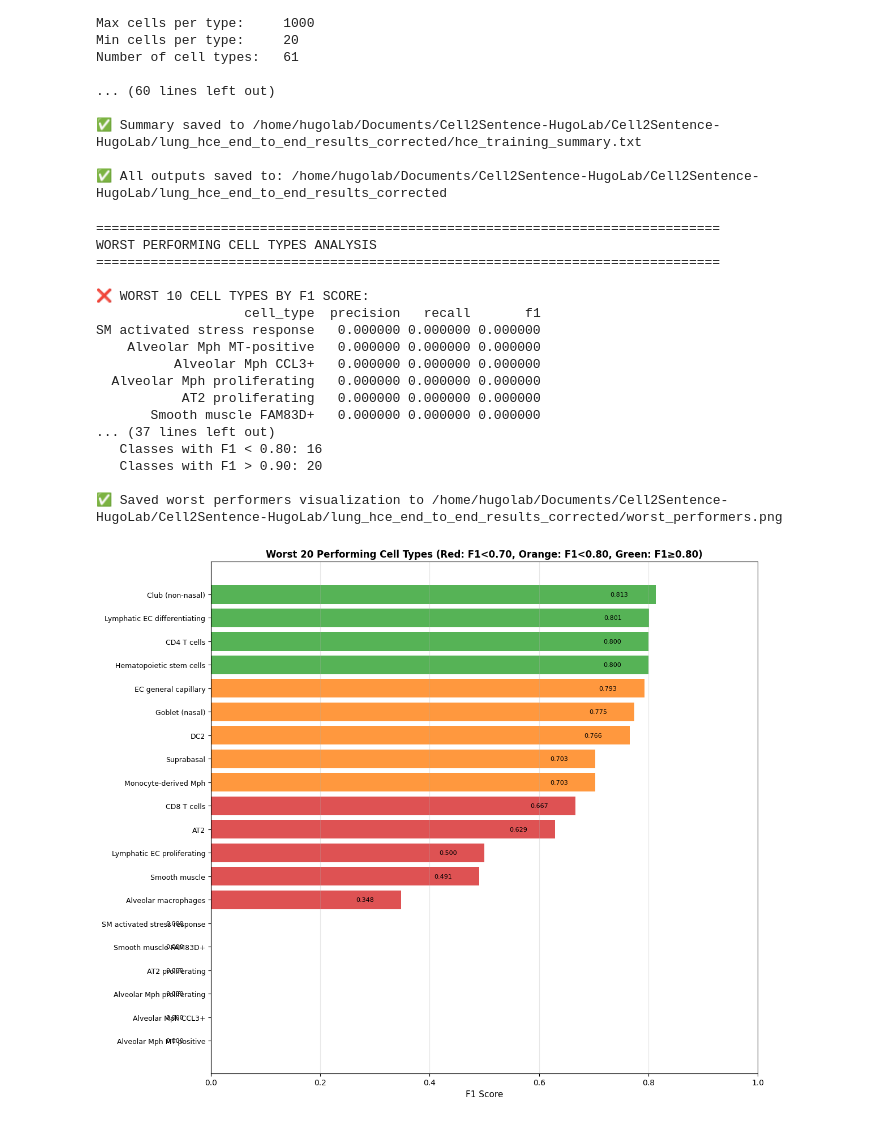
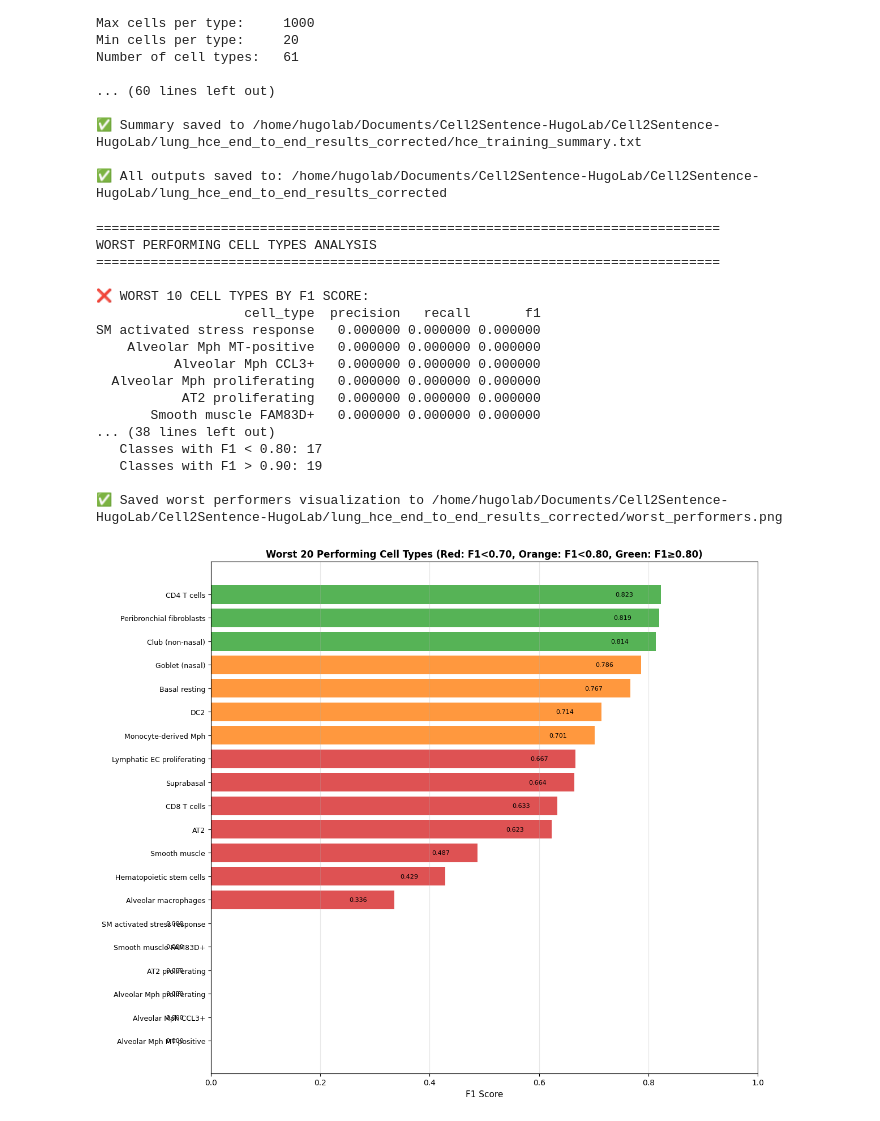
Before and after one commit to JustinNguyen29/Cell2Sentence-HugoLab, a Jupyter notebook: lung_hce_end_to_end_training_CORRECTED.ipynb, the cells around one changed output. Cells and saved outputs as stored; diff of their text form; code cells hidden in the pictures.

```diff
--- a/lung_hce_end_to_end_training_CORRECTED.ipynb
+++ b/lung_hce_end_to_end_training_CORRECTED.ipynb
@@ -549,7 +579,7 @@ class C2SClassifier(nn.Module):
         logits = self.classifier(mean_hidden)
         return logits
 
-model = C2SClassifier(c2s_model, len(le.classes_), hidden_size)
+model = C2SClassifier(c2s_model, len(class_names), hidden_size)
 model.to(device)
 print(f"\n✅ Model created and moved to {device}")
 # %% [output]
@@ -694,6 +735,21 @@ def get_scheduler(current_step):
         return warmup_scheduler
     else:
         return main_scheduler
+
+# Helper: project any ancestor prediction down to a leaf class
+def project_to_leaf(logits_row):
+    raw_idx = torch.argmax(logits_row).item()
+    raw_name = class_names[raw_idx]
+    if raw_name in leaf_to_idx:
+        return raw_idx
+    reachable = [li for li in leaf_indices if reachability_matrix[raw_idx, li] > 0]
+    if reachable:
+        leaf_logits = logits_row[reachable]
+        best_leaf_local = reachable[torch.argmax(leaf_logits).item()]
+        return best_leaf_local
+    # Fallback: best overall leaf logit
+    fallback_leaf = leaf_indices[torch.argmax(logits_row[leaf_indices]).item()]
+    return fallback_leaf
 
 # Training function
 def train_epoch(model, loader, criterion, optimizer, device):
@@ -735,8 +791,10 @@ def evaluate(model, loader, criterion, device):
 
             total_loss += loss.item()
 
-            preds = torch.argmax(logits, dim=1)
-            all_preds.extend(preds.cpu().numpy().tolist())
+            # Project predictions to leaves for evaluation
+            for row in logits:
+                projected = project_to_leaf(row)
+                all_preds.append(projected)
             all_labels.extend(labels.cpu().numpy().tolist())
 
     accuracy = accuracy_score(all_labels, all_preds)
@@ -840,17 +898,18 @@ print(f"\n✅ Test Results:")
 print(f"   Test Loss: {test_loss:.4f}")
 print(f"   Test Accuracy: {test_acc:.4f}")
 
-# Create confusion matrix
-cm = confusion_matrix(test_labels, test_preds, labels=np.arange(len(le.classes_)))
-print(f"   Confusion Matrix: {cm.shape}")
+# Create confusion matrix over leaf classes only
+leaf_label_indices = leaf_indices
+cm = confusion_matrix(test_labels, test_preds, labels=leaf_label_indices)
+print(f"   Confusion Matrix (leaf-only): {cm.shape}")
 
 # Per-class metrics
 precision, recall, f1, _ = precision_recall_fscore_support(
-    test_labels, test_preds, labels=np.arange(len(le.classes_))
+    test_labels, test_preds, labels=leaf_label_indices
 )
 
 per_class_metrics = pd.DataFrame({
-    'cell_type': le.classes_,
+    'cell_type': [class_names[i] for i in leaf_label_indices],
     'precision': precision,
     'recall': recall,
     'f1': f1
@@ -1082,7 +1141,6 @@ Number of cell types:   61
 
 ✅ All outputs saved to: /home/hugolab/Documents/Cell2Sentence-HugoLab/Cell2Sentence-HugoLab/lung_hce_end_to_end_results_corrected
 # %%
-
 print("\n" + "="*80)
 print("WORST PERFORMING CELL TYPES ANALYSIS")
 print("="*80)
@@ -1119,7 +1177,7 @@ print(f"\n🔍 CONFUSION ANALYSIS:")
 print(f"{'Cell Type':<40} {'Most Confused With':<40} {'Confusion %':<15}")
 print("-" * 95)
 
-for cell_idx, cell_type in enumerate(le.classes_):
+for cell_idx, cell_type in enumerate(leaf_classes):
     cell_f1 = per_class_metrics[per_class_metrics['cell_type'] == cell_type]['f1'].values[0]
 
     # Only analyze worst performers
@@ -1135,7 +1193,7 @@ for cell_idx, cell_type in enumerate(le.classes_):
         misclass_idx = np.argmax(confusion_row - confusion_row[cell_idx])
         if confusion_row[misclass_idx] > 0 and misclass_idx != cell_idx:
             misclass_rate = (confusion_row[misclass_idx] / confusion_row.sum()) * 100
-            confused_with = le.classes_[misclass_idx]
+            confused_with = leaf_classes[misclass_idx]
 
             # Check if this is a hierarchy-related issue
             parent = ontology_dict.get(cell_type, None)
@@ -1173,37 +1231,37 @@ ax.set_yticklabels(worst_performers['cell_type'].values, fontsize=9)
 ax.set_xlabel('F1 Score', fontsize=11)
 ax.set_title(f'Worst {worst_n} Performing Cell Types (Red: F1<0.70, Orange: F1<0.80, Green: F1≥0.80)',
              fontsize=12, fontweight='bold')
 ax.grid(axis='x', alpha=0.3)
 ax.set_xlim([0, 1.0])
 
 # Add value labels
 for i, v in enumerate(worst_performers['f1'].values):
     ax.text(v - 0.05, i, f'{v:.3f}', va='center', ha='right', fontsize=8)
 
 plt.tight_layout()
 worst_path = os.path.join(OUT_DIR, 'worst_performers.png')
 plt.savefig(worst_path, dpi=200, bbox_inches='tight')
 print(f"\n✅ Saved worst performers visualization to {worst_path}")
 plt.show()
 # %% [output]
 ================================================================================
 WORST PERFORMING CELL TYPES ANALYSIS
 ================================================================================
 
 ❌ WORST 10 CELL TYPES BY F1 SCORE:
                    cell_type  precision   recall       f1
 SM activated stress response   0.000000 0.000000 0.000000
     Alveolar Mph MT-positive   0.000000 0.000000 0.000000
           Alveolar Mph CCL3+   0.000000 0.000000 0.000000
   Alveolar Mph proliferating   0.000000 0.000000 0.000000
            AT2 proliferating   0.000000 0.000000 0.000000
        Smooth muscle FAM83D+   0.000000 0.000000 0.000000
-... (37 lines left out)
-   Classes with F1 < 0.80: 16
-   Classes with F1 > 0.90: 20
+... (38 lines left out)
+   Classes with F1 < 0.80: 17
+   Classes with F1 > 0.90: 19
 
 ✅ Saved worst performers visualization to /home/hugolab/Documents/Cell2Sentence-HugoLab/Cell2Sentence-HugoLab/lung_hce_end_to_end_results_corrected/worst_performers.png
-[figure, old version]
+[figure, new version]
 # %% [markdown]
 ## 13. Key Improvements in This Fixed Version
 
```
Also changed, not shown: parts of 10 cells of this notebook.
